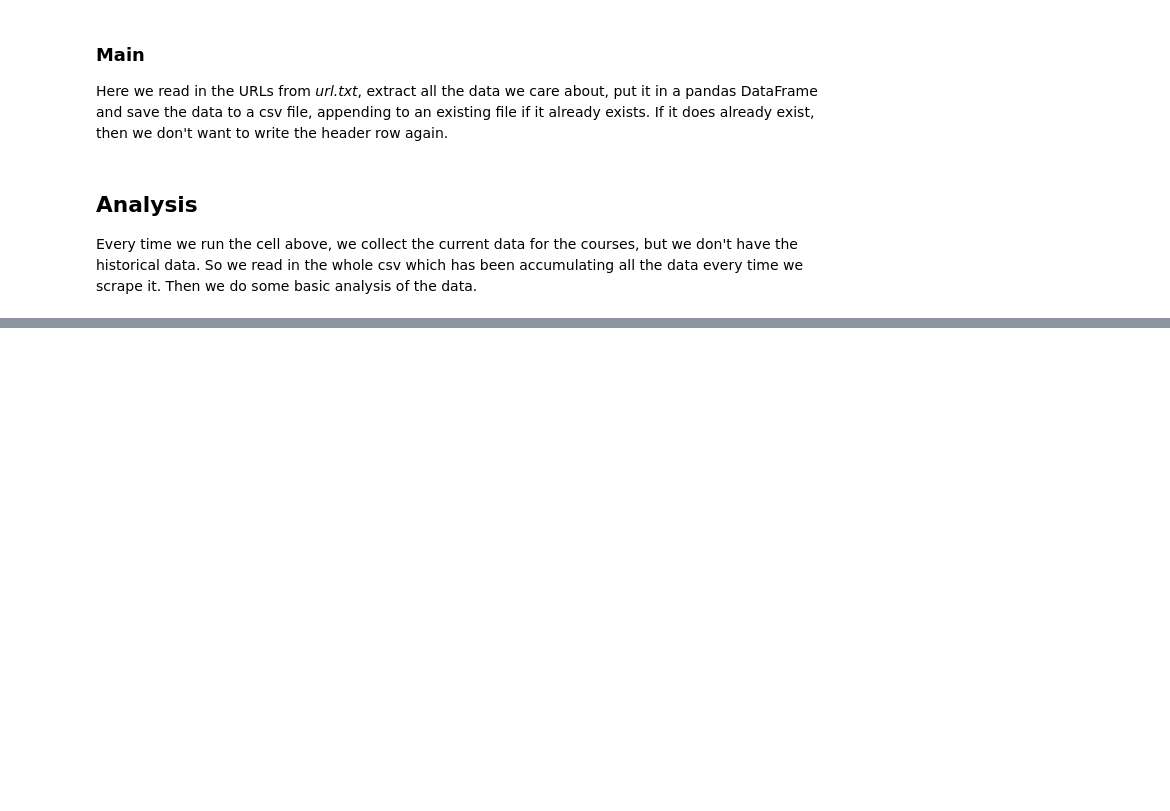
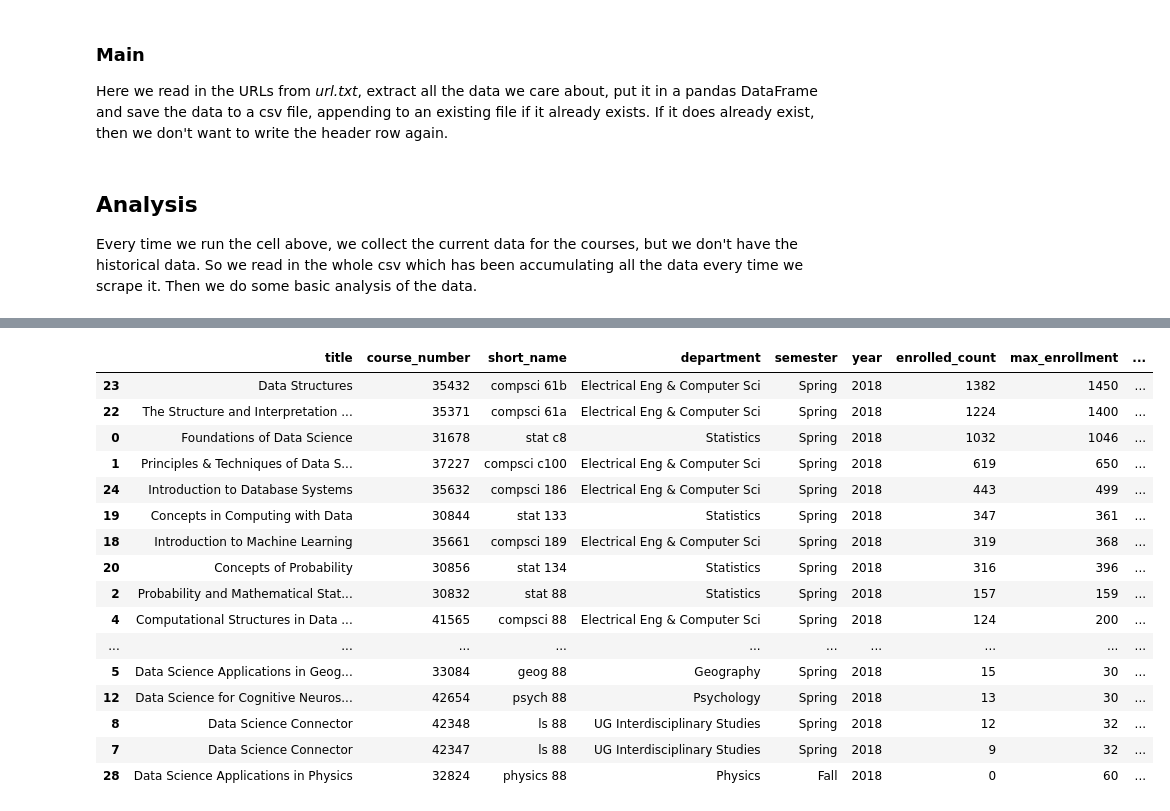
Before and after one commit to geoffbacon/dsep-enrollment, a Jupyter notebook: enrollment.ipynb, the cells around one changed output, grey strips where cells are left out. Cells and saved outputs as stored; diff of their text form; code cells hidden in the pictures; blank space fills up the shorter version.

```diff
--- a/enrollment.ipynb
+++ b/enrollment.ipynb
@@ -244,0 +270,22 @@ sns.barplot(x='enrolled_count', y='title', data=df, color='maroon', orient='h',
+# %%
+date_of_interest = datetime.date(datetime(2018, 6, 4))
+collected_on_date_of_interest = pd.to_datetime(df['collected']).dt.date == date_of_interest
+df[collected_on_date_of_interest]
+# %% [output]
+|  | title | course_number | short_name | department | semester | year | enrolled_count | max_enrollment | ... |
+| 23 | Data Structures | 35432 | compsci 61b | Electrical Eng & Computer Sci | Spring | 2018 | 1382 | 1450 | ... |
+| 22 | The Structure and Interpretation ... | 35371 | compsci 61a | Electrical Eng & Computer Sci | Spring | 2018 | 1224 | 1400 | ... |
+| 0 | Foundations of Data Science | 31678 | stat c8 | Statistics | Spring | 2018 | 1032 | 1046 | ... |
+| 1 | Principles & Techniques of Data S... | 37227 | compsci c100 | Electrical Eng & Computer Sci | Spring | 2018 | 619 | 650 | ... |
+| 24 | Introduction to Database Systems | 35632 | compsci 186 | Electrical Eng & Computer Sci | Spring | 2018 | 443 | 499 | ... |
+| 19 | Concepts in Computing with Data | 30844 | stat 133 | Statistics | Spring | 2018 | 347 | 361 | ... |
+| 18 | Introduction to Machine Learning | 35661 | compsci 189 | Electrical Eng & Computer Sci | Spring | 2018 | 319 | 368 | ... |
+| 20 | Concepts of Probability | 30856 | stat 134 | Statistics | Spring | 2018 | 316 | 396 | ... |
+| 2 | Probability and Mathematical Stat... | 30832 | stat 88 | Statistics | Spring | 2018 | 157 | 159 | ... |
+| 4 | Computational Structures in Data ... | 41565 | compsci 88 | Electrical Eng & Computer Sci | Spring | 2018 | 124 | 200 | ... |
+| ... | ... | ... | ... | ... | ... | ... | ... | ... | ... |
+| 5 | Data Science Applications in Geog... | 33084 | geog 88 | Geography | Spring | 2018 | 15 | 30 | ... |
+| 12 | Data Science for Cognitive Neuros... | 42654 | psych 88 | Psychology | Spring | 2018 | 13 | 30 | ... |
+| 8 | Data Science Connector | 42348 | ls 88 | UG Interdisciplinary Studies | Spring | 2018 | 12 | 32 | ... |
+| 7 | Data Science Connector | 42347 | ls 88 | UG Interdisciplinary Studies | Spring | 2018 | 9 | 32 | ... |
+| 28 | Data Science Applications in Physics | 32824 | physics 88 | Physics | Fall | 2018 | 0 | 60 | ... |
```
Also changed, not shown: parts of 7 cells of this notebook, 2 other files.
